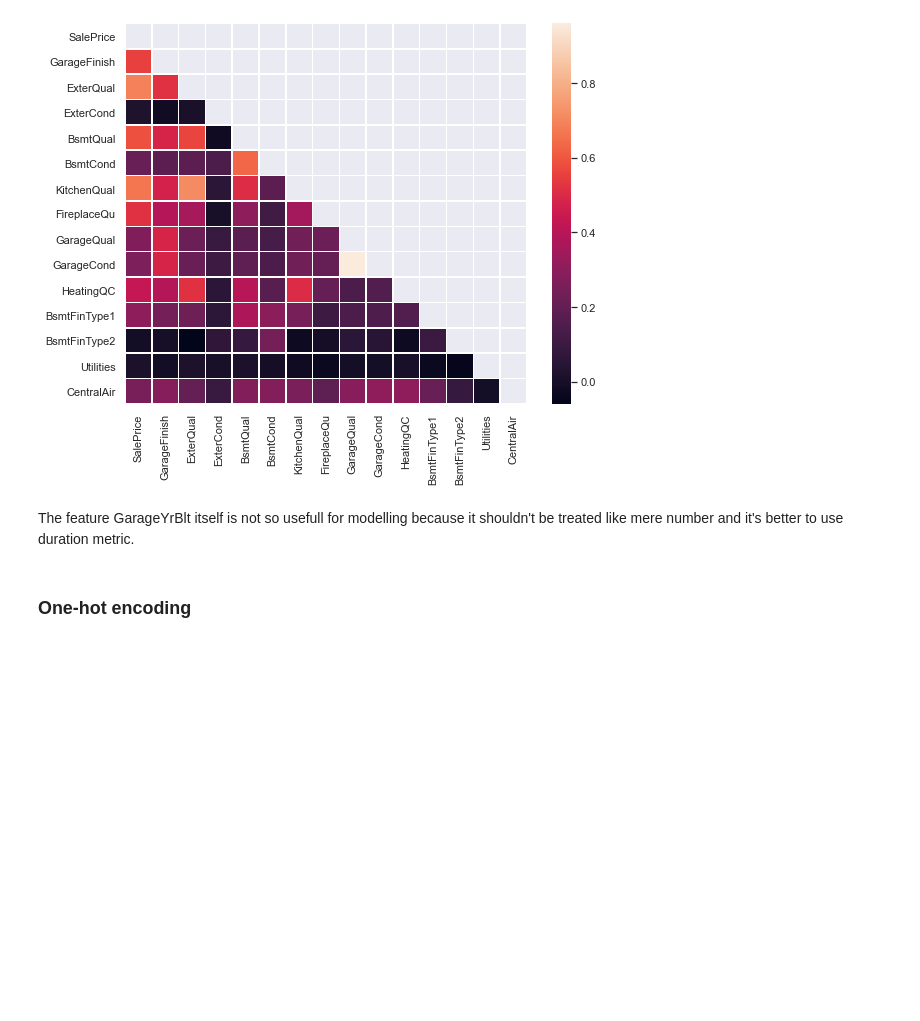
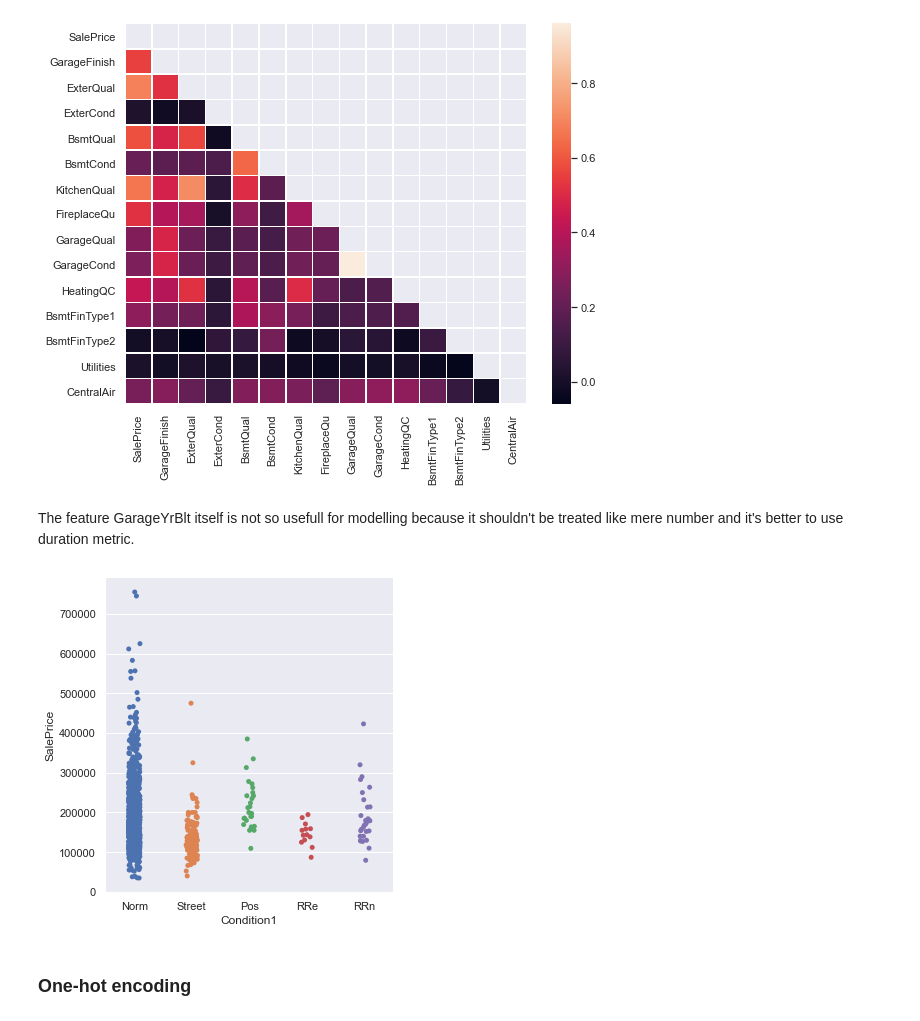
Before and after one commit to Gedas-LT/kaggle-ames-house-prices, a Jupyter notebook: predictions.ipynb, the cells around one changed output. Cells and saved outputs as stored; diff of their text form; code cells hidden in the pictures; blank space fills up the shorter version.

```diff
--- a/predictions.ipynb
+++ b/predictions.ipynb
@@ -239,3 +250,7 @@ test_encoded_data = test_encoded_data.drop(columns="GarageYrBlt")
+# %%
+sns.catplot(data=train_encoded_data, x="Condition1", y="SalePrice");
+# %% [output]
+[figure, added]
 # %% [markdown]
 ### One-hot encoding
 # %%
```
Also changed, not shown: parts of 8 cells of this notebook.
